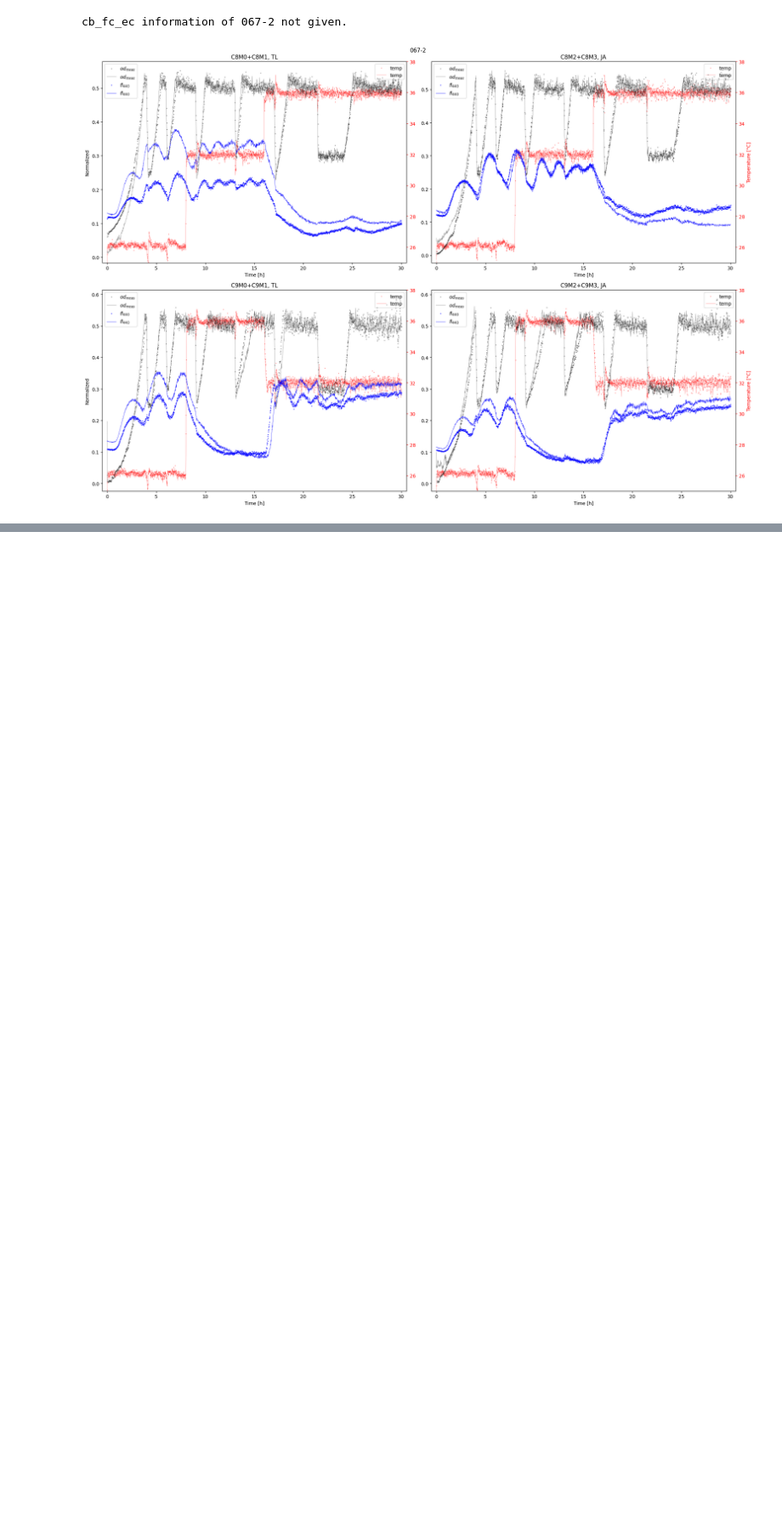
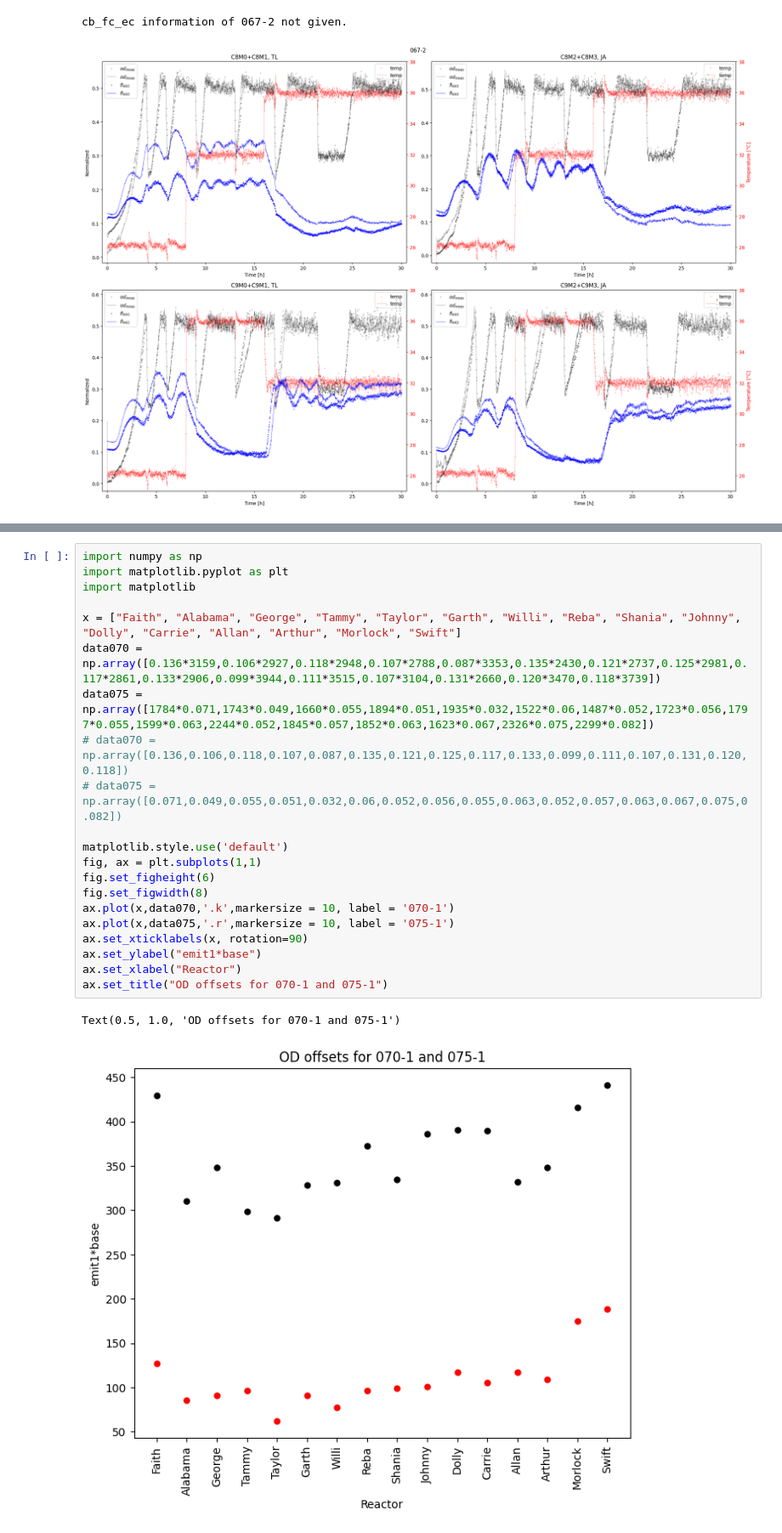
Before and after one commit to Janmorlock/PopEst, a Jupyter notebook: ScrapScript.ipynb, the cells around one changed output, grey strips where cells are left out. Shown at 85% size. Cells and saved outputs as stored; diff of their text form; blank space fills up the shorter version.

Commit message:
New data added, growth rate estimation, clean up

```diff
--- a/ScrapScript.ipynb
+++ b/ScrapScript.ipynb
@@ -320,0 +293,24 @@ IndexError: index 2303 is out of bounds for axis 0 with size 1801
+# %%
+import numpy as np
+import matplotlib.pyplot as plt
+import matplotlib
+
+x = ["Faith", "Alabama", "George", "Tammy", "Taylor", "Garth", "Willi", "Reba", "Shania", "Johnny", "Dolly", "Carrie", "Allan", "Arthur", "Morlock", "Swift"]
+data070 = np.array([0.136*3159,0.106*2927,0.118*2948,0.107*2788,0.087*3353,0.135*2430,0.121*2737,0.125*2981,0.117*2861,0.133*2906,0.099*3944,0.111*3515,0.107*3104,0.131*2660,0.120*3470,0.118*3739])
+data075 = np.array([1784*0.071,1743*0.049,1660*0.055,1894*0.051,1935*0.032,1522*0.06,1487*0.052,1723*0.056,1797*0.055,1599*0.063,2244*0.052,1845*0.057,1852*0.063,1623*0.067,2326*0.075,2299*0.082])
+# data070 = np.array([0.136,0.106,0.118,0.107,0.087,0.135,0.121,0.125,0.117,0.133,0.099,0.111,0.107,0.131,0.120,0.118])
+# data075 = np.array([0.071,0.049,0.055,0.051,0.032,0.06,0.052,0.056,0.055,0.063,0.052,0.057,0.063,0.067,0.075,0.082])
+
+matplotlib.style.use('default')
+fig, ax = plt.subplots(1,1)
+fig.set_figheight(6)
+fig.set_figwidth(8)
+ax.plot(x,data070,'.k',markersize = 10, label = '070-1')
+ax.plot(x,data075,'.r',markersize = 10, label = '075-1')
+ax.set_xticklabels(x, rotation=90)
+ax.set_ylabel("emit1*base")
+ax.set_xlabel("Reactor")
+ax.set_title("OD offsets for 070-1 and 075-1")
+# %% [output]
+Text(0.5, 1.0, 'OD offsets for 070-1 and 075-1')
+[figure, added]
```
Also changed, not shown: parts of 6 cells of this notebook, 4 other files.
